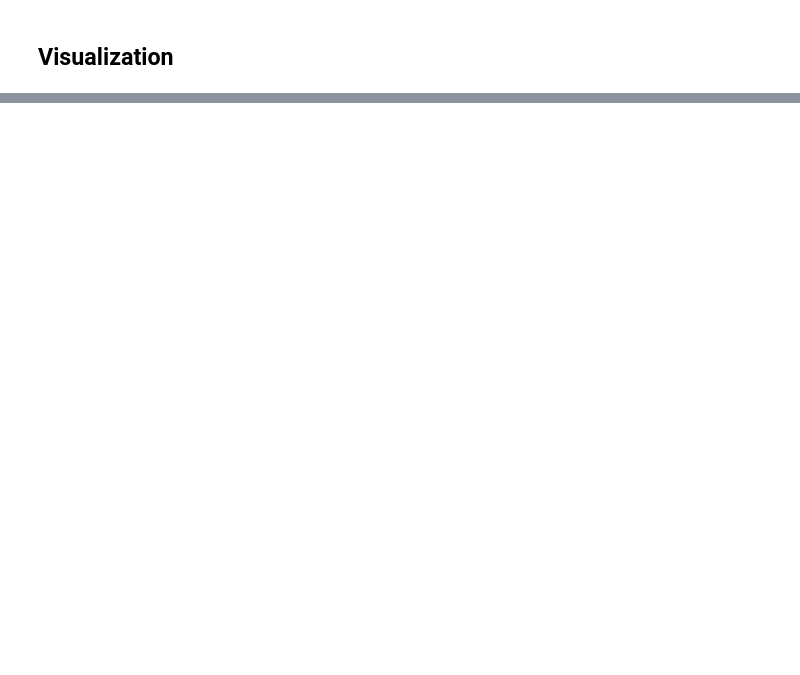
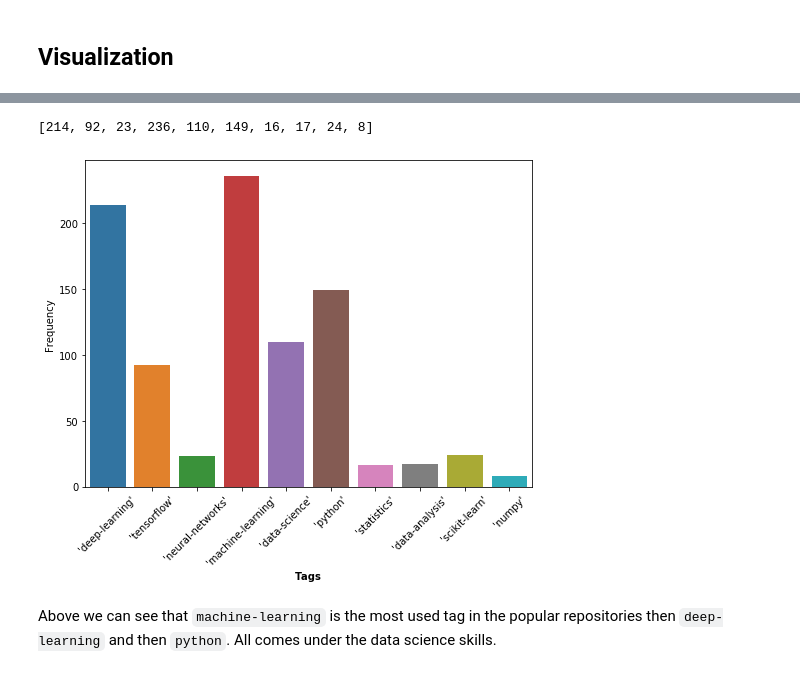
Before and after one commit to pcsingh/Predicting-Repo-popularity, a Jupyter notebook: analysis.ipynb, the cells around one changed output, grey strips where cells are left out. Cells and saved outputs as stored; diff of their text form; code cells hidden in the pictures; blank space fills up the shorter version.

```diff
--- a/analysis.ipynb
+++ b/analysis.ipynb
@@ -107,0 +183,10 @@ data.info()
+# %%
+# Store all tags in the `store_tag` dictionary with its frequency.
+store_tag = dict()
+for idx, each in data['tags'].iteritems():
+    tags = each.strip('][').split(', ')
+    for tag in tags:
+        if tag in store_tag:
+            store_tag[tag] += 1
+        else:
+            store_tag[tag] = 1
@@ -107,0 +206,18 @@ data.info()
+# %%
+[tag[1] for tag in list(store_tag.items())[:10]]
+# %% [output]
+[214, 92, 23, 236, 110, 149, 16, 17, 24, 8]
+# %%
+fig, ax = plt.subplots(figsize=(8,6))
+top_10_tag = [tag[0] for tag in list(store_tag.items())[:10]]
+freq = [tag[1] for tag in list(store_tag.items())[:10]]
+
+sns.barplot(x=top_10_tag, y=freq, ax=ax)
+ax.set_xlabel('Tags', fontweight ='bold')
+ax.set_ylabel('Frequency')
+plt.xticks(rotation=45)
+plt.show();
+# %% [output]
+[figure, added]
+# %% [markdown]
+Above we can see that `machine-learning` is the most used tag in the popular repositories then `deep-learning` and then `python`. All comes under the data science skills.
```
Also changed, not shown: parts of 12 cells of this notebook.
